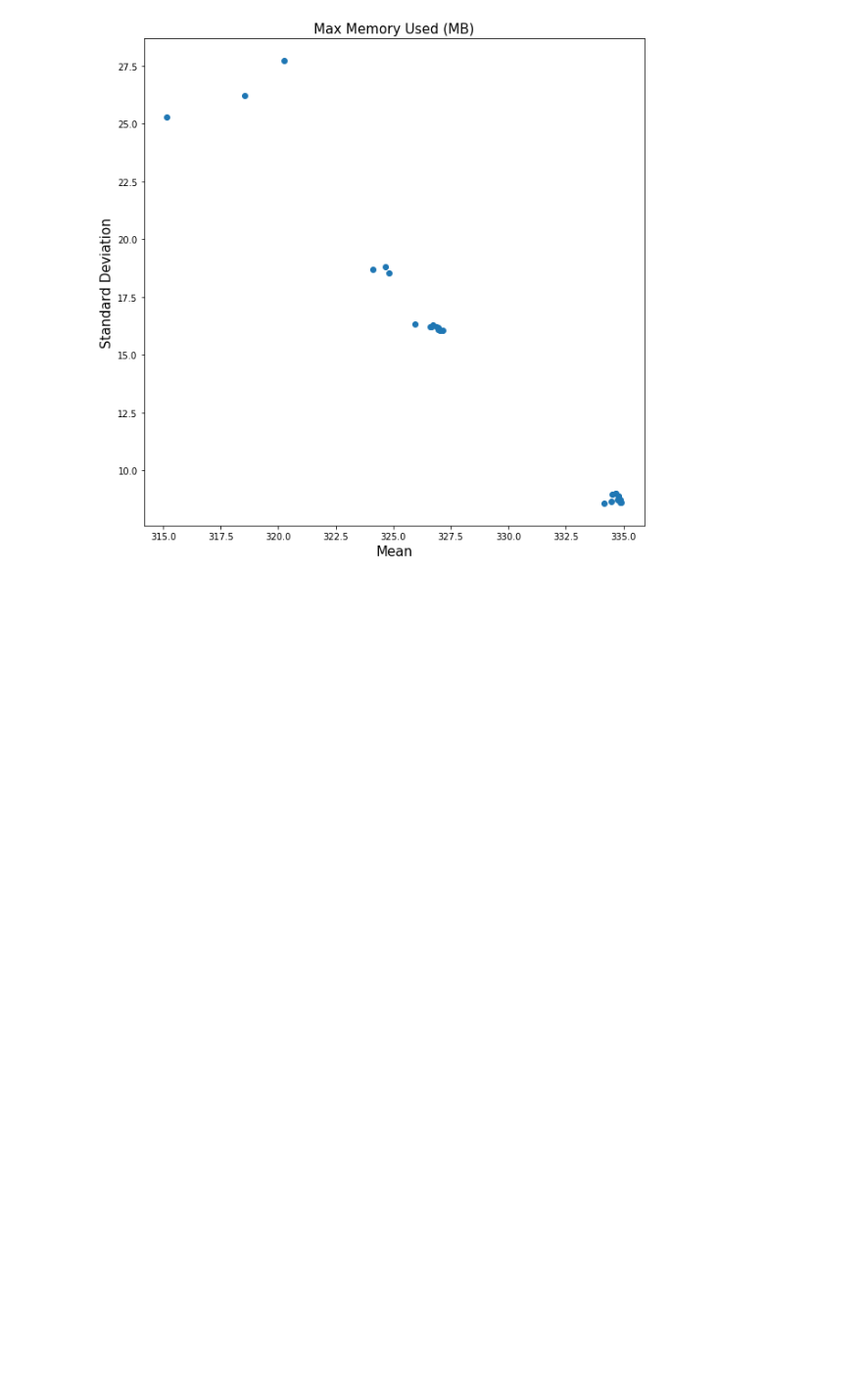
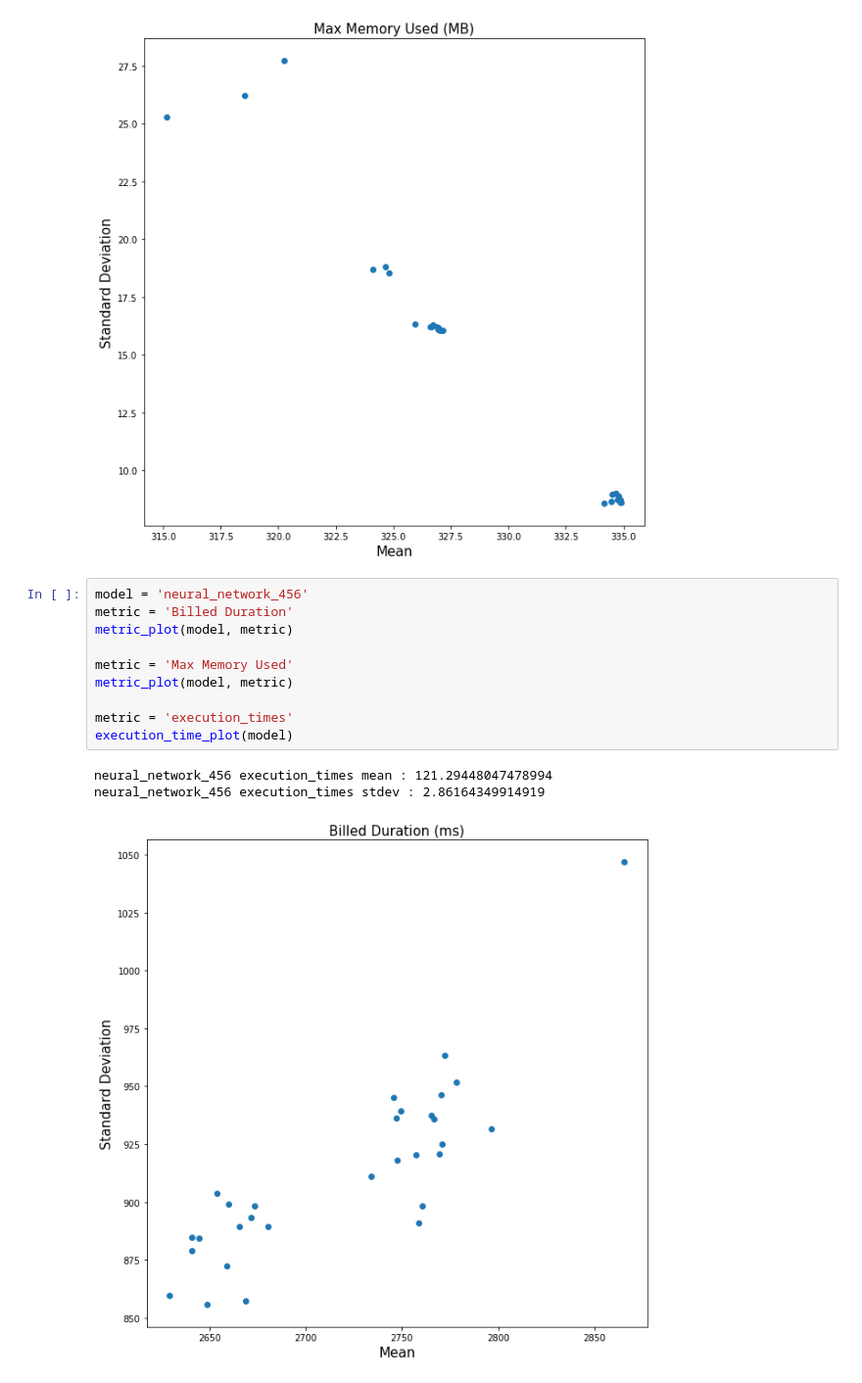
Before and after one commit to Heronalps/Seneca, a Jupyter notebook: notebooks/metric_plot.ipynb, the cells around one changed output. Shown at 98% size. Drawn from its saved outputs; the diff is of its cells as text; blank space fills up the shorter version.

```diff
--- a/notebooks/metric_plot.ipynb
+++ b/notebooks/metric_plot.ipynb
@@ -79,3 +79,17 @@ neural_network_123 execution_times mean : 116.0994033018748
 neural_network_123 execution_times stdev : 6.150550125646444
 [figure]
 [figure]
+# %%
+model = 'neural_network_456'
+metric = 'Billed Duration'
+metric_plot(model, metric)
+
+metric = 'Max Memory Used'
+metric_plot(model, metric)
+
+metric = 'execution_times'
+execution_time_plot(model)
+# %% [output]
+neural_network_456 execution_times mean : 121.29448047478994
+neural_network_456 execution_times stdev : 2.86164349914919
+[figure, added]
```
Also changed, not shown: parts of 1 cell of this notebook, 1 other file.
